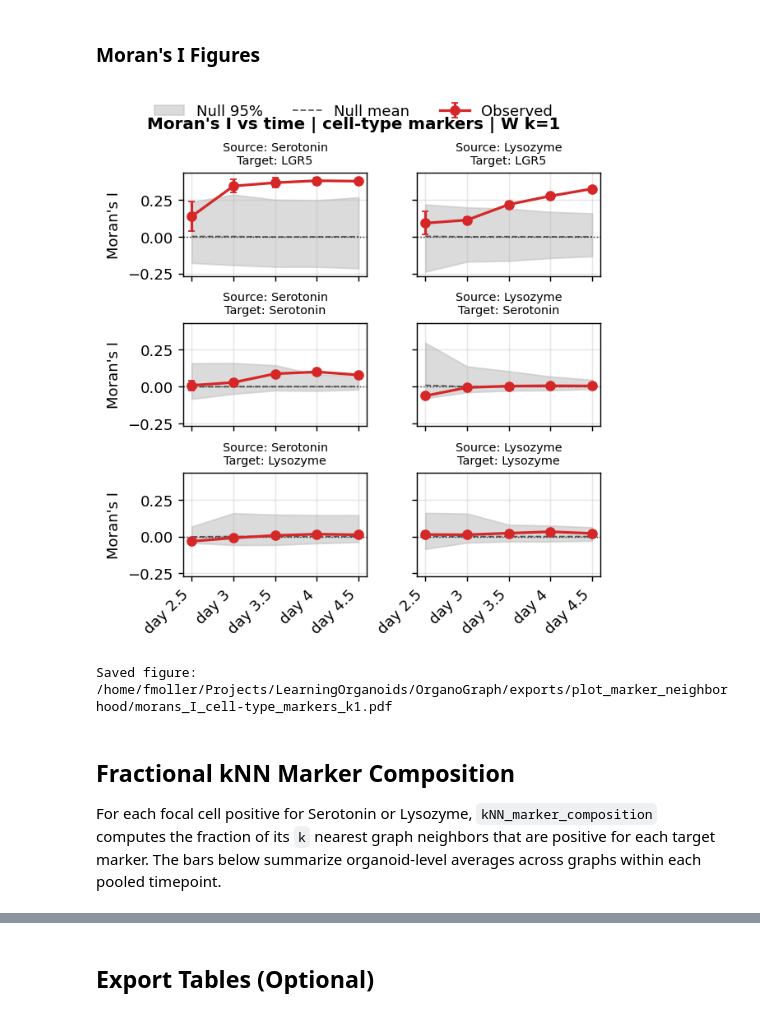
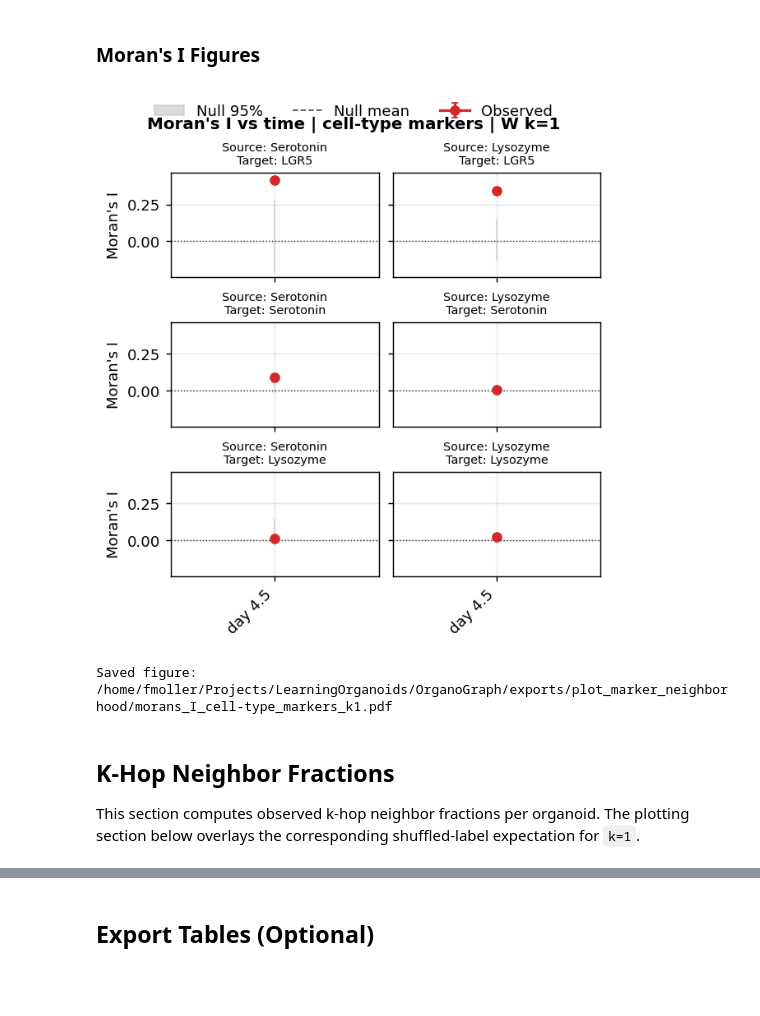
Before and after one commit to fskovbo/OrganoGraph, a Jupyter notebook: notebooks/plot_marker_neighborhood.ipynb, the cells around one changed output, grey strips where cells are left out. Drawn from its saved outputs; the diff is of its cells as text; code cells hidden in the pictures; blank space fills up the shorter version.

```diff
--- a/notebooks/plot_marker_neighborhood.ipynb
+++ b/notebooks/plot_marker_neighborhood.ipynb
@@ -106,6 +166,22 @@ def timepoint_to_float(tp):
 
 def timepoint_label(tp):
     return f"day {timepoint_to_float(tp):g}"
+
+
+def normalize_dataset_names(datasets):
+    """Accept either a single dataset name or a list/tuple of dataset names."""
+    if isinstance(datasets, (str, Path)):
+        return [str(datasets)]
+    return [str(dataset) for dataset in datasets]
+
+
+def normalize_timepoint_names(timepoints):
+    """Accept None, one timepoint folder, or a list/tuple of timepoint folders."""
+    if timepoints is None:
+        return None
+    if isinstance(timepoints, (str, Path)):
+        return {str(timepoints)}
+    return {str(timepoint) for timepoint in timepoints}
 
 
 def resolve_graph_path(path_value, dataset, graph_subdir, timepoint, label_uid=None):
@@ -125,9 +201,11 @@ def resolve_graph_path(path_value, dataset, graph_subdir, timepoint, label_uid=N
     return path
 
 
-def discover_graphs(data_root=DATA_ROOT, datasets=DATASETS, graph_subdir=GRAPH_SUBDIR, exclude_timepoints=EXCLUDE_TIMEPOINTS):
+def discover_graphs(data_root=DATA_ROOT, datasets=DATASETS, graph_subdir=GRAPH_SUBDIR, selected_timepoints=SELECTED_TIMEPOINTS):
+    dataset_names = normalize_dataset_names(datasets)
+    selected = normalize_timepoint_names(selected_timepoints)
     rows = []
-    for dataset in datasets:
+    for dataset in dataset_names:
         root = data_root / dataset / graph_subdir
         if not root.exists():
             warnings.warn(f"Missing graph directory: {root}")
@@ -135,7 +213,7 @@ def discover_graphs(data_root=DATA_ROOT, datasets=DATASETS, graph_subdir=GRAPH_S
 
         for tp_dir in sorted([p for p in root.iterdir() if p.is_dir()]):
             tp = tp_dir.name
-            if tp in exclude_timepoints:
+            if selected is not None and tp not in selected:
                 continue
 
             index_path = tp_dir / "index.csv"
@@ -169,7 +247,7 @@ def discover_graphs(data_root=DATA_ROOT, datasets=DATASETS, graph_subdir=GRAPH_S
 
     table = pd.DataFrame(rows)
     if table.empty:
-        raise FileNotFoundError(f"No graph files found under {data_root} for {datasets} / {graph_subdir}")
+        raise FileNotFoundError(f"No graph files found under {data_root} for {dataset_names} / {graph_subdir} / selected_timepoints={selected}")
 
     table = table.sort_values(["time_numeric", "dataset", "label_uid"]).reset_index(drop=True)
     if MIN_TIMEPOINT_NUMERIC is not None:
@@ -190,6 +268,9 @@ def filter_to_plot_timepoints(df):
     if df is None or df.empty:
         return df
     out = df.copy()
+    selected = normalize_timepoint_names(SELECTED_TIMEPOINTS)
+    if selected is not None and "timepoint" in out.columns:
+        out = out[out["timepoint"].astype(str).isin(selected)]
     if MIN_TIMEPOINT_NUMERIC is not None and "time_numeric" in out.columns:
         out = out[out["time_numeric"] >= float(MIN_TIMEPOINT_NUMERIC)]
     if "sample_label" in out.columns:
@@ -290,8 +521,8 @@ def mean_sem(values, axis=0):
 For each graph, the notebook builds `W = build_weight_matrix_kNN(G, k=1, row_standardize=False)` and computes cross-Moran's I from source markers to target markers. The null distribution is created by permuting target labels.
 # %%
 def moran_cache_path():
-    k_tag = "k" + "-".join(map(str, K_VALUES))
-    suffix = f"{GRAPH_SUBDIR}_{k_tag}_celltype_perms{N_PERMS}_seed{RANDOM_SEED}_max{MAX_GRAPHS_PER_TIMEPOINT}.pkl"
+    k_tag = "k" + "-".join(map(str, MORAN_K_VALUES))
+    suffix = f"{GRAPH_SUBDIR}_{k_tag}_celltype_perms{MORAN_N_PERMS}_seed{RANDOM_SEED}_max{MAX_GRAPHS_PER_TIMEPOINT}_markers{marker_preprocess_cache_tag()}.pkl"
     return CACHE_DIR / f"moran_results_rectangular_{suffix}"
 
 
@@ -322,7 +553,7 @@ def permutation_test_cross_morans_rectangular(X, W, Y, n_perms=999, seed=None):
     return I_obs, local_obs, I_perm, p_values
 
 
-def compute_moran_results(graph_table, analyses=MORAN_ANALYSES, k_values=K_VALUES, n_perms=N_PERMS, seed=RANDOM_SEED):
+def compute_moran_results(graph_table, analyses=MORAN_ANALYSES, k_values=MORAN_K_VALUES, n_perms=MORAN_N_PERMS, seed=RANDOM_SEED):
     cache_path = moran_cache_path()
     if USE_CACHE and cache_path.exists():
         print(f"Loading cached Moran results: {cache_path}")
@@ -338,7 +569,7 @@ def compute_moran_results(graph_table, analyses=MORAN_ANALYSES, k_values=K_VALUE
             continue
 
         for k in k_values:
-            W, _nodes = build_weight_matrix_kNN(G, k=int(k), row_standardize=ROW_STANDARDIZE_W)
+            W, _nodes = build_weight_matrix_kNN(G, k=int(k), row_standardize=MORAN_ROW_STANDARDIZE_W)
             if not np.isfinite(W).all() or W.sum() == 0:
                 continue
 
@@ -434,5 +654,5 @@ Loading cached Moran results: /home/fmoller/Projects/LearningOrganoids/OrganoGra
 # %%
-def summarize_moran_for_plot(moran_df, analysis, k, sources, targets, lower_q=2.5, upper_q=97.5):
+def summarize_moran_for_plot(moran_df, analysis, k, sources, targets, lower_q=MORAN_NULL_Q[0], upper_q=MORAN_NULL_Q[1]):
     rows = []
     df = moran_df[(moran_df["analysis"] == analysis) & (moran_df["k"] == int(k))]
     for source in sources:
@@ -472,7 +692,7 @@ def summarize_moran_for_plot(moran_df, analysis, k, sources, targets, lower_q=2.
     return pd.DataFrame(rows)
 
 
-def plot_moran_grid(moran_df, analysis_spec, k, lower_q=2.5, upper_q=97.5):
+def plot_moran_grid(moran_df, analysis_spec, k, lower_q=MORAN_NULL_Q[0], upper_q=MORAN_NULL_Q[1]):
     sources = list(analysis_spec["sources"])
     targets = list(analysis_spec["targets"])
     summary = summarize_moran_for_plot(moran_df, analysis_spec["name"], k, sources, targets, lower_q, upper_q)
@@ -522,17 +742,17 @@ def plot_moran_grid(moran_df, analysis_spec, k, lower_q=2.5, upper_q=97.5):
 ### Moran's I Figures
 # %%
 moran_summaries = {}
-for k in K_VALUES:
+for k in MORAN_K_VALUES:
     for analysis in MORAN_ANALYSES:
         fig, axes, summary = plot_moran_grid(moran_df, analysis, k=k)
         export_figure(fig, f"morans_I_{analysis['name']}_k{k}")
         moran_summaries[(analysis["name"], k)] = summary
 # %% [output]
-[figure, old version]
+[figure, new version]
 Saved figure: /home/fmoller/Projects/LearningOrganoids/OrganoGraph/exports/plot_marker_neighborhood/morans_I_cell-type_markers_k1.pdf
 # %% [markdown]
-## Fractional kNN Marker Composition
+## K-Hop Neighbor Fractions
 
-For each focal cell positive for Serotonin or Lysozyme, `kNN_marker_composition` computes the fraction of its `k` nearest graph neighbors that are positive for each target marker. The bars below summarize organoid-level averages across graphs within each pooled timepoint.
+This section computes observed k-hop neighbor fractions per organoid. The plotting section below overlays the corresponding shuffled-label expectation for `k=1`.
 # %%
 def knn_cache_path():
```
Also changed, not shown: parts of 17 cells of this notebook, 9 other files.
